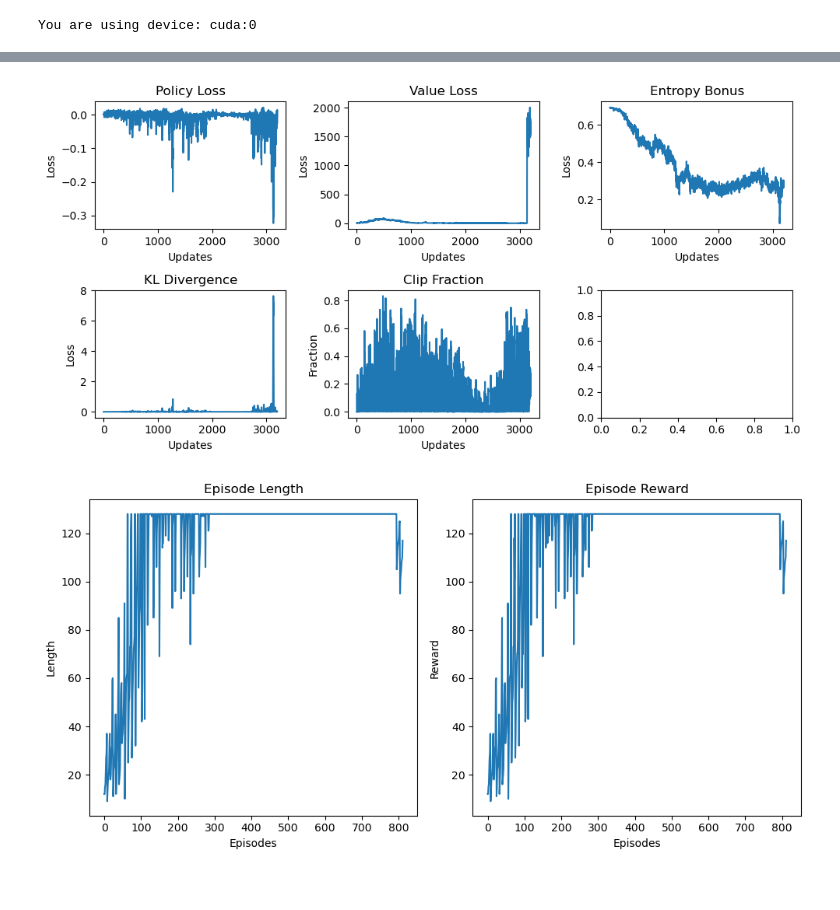
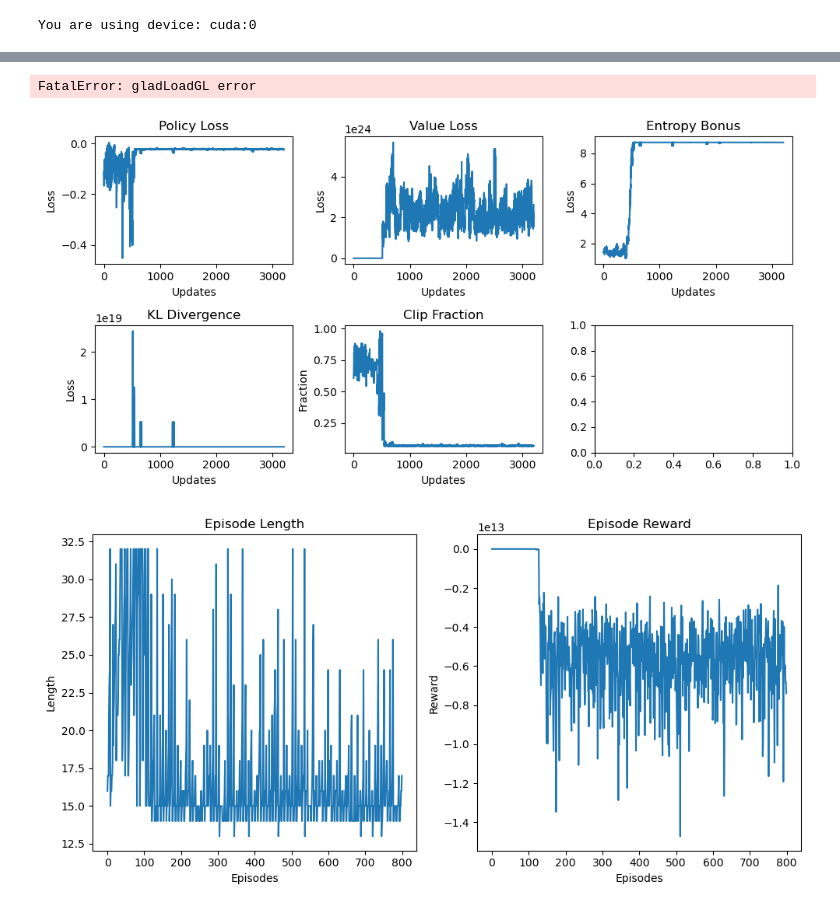
Before and after one commit to julien-gadonneix/PPO_in_10min, a Jupyter notebook: ppo.ipynb, the cells around one changed output, grey strips where cells are left out. Saved outputs shown, nothing was run; the diff lists cells and outputs as text; code cells hidden in the pictures.

```diff
--- a/ppo.ipynb
+++ b/ppo.ipynb
@@ -22,30 +22,30 @@ class YourNN(nn.Module):
     def __init__(self, state_size, action_size):
         super().__init__()
 
-        self.lin1 = nn.Linear(in_features=state_size, out_features=64)
-        self.lin2 = nn.Linear(in_features=64, out_features=128)
-        self.lin3 = nn.Linear(in_features=128, out_features=256)
-        self.lin4 = nn.Linear(in_features=256, out_features=512)
-        self.lin5 = nn.Linear(in_features=512, out_features=256)
+        self.lin1 = nn.Linear(in_features=state_size, out_features=512)
+        self.lin2 = nn.Linear(in_features=512, out_features=1024)
+        self.lin3 = nn.Linear(in_features=1024, out_features=2048)
+        self.lin4 = nn.Linear(in_features=2048, out_features=512)
 
         # A fully connected layer to get logits for pi
-        self.pi_logits = nn.Linear(in_features=256, out_features=action_size)
+        # self.pi_logits = nn.Linear(in_features=512, out_features=action_size) # for CartPole
+        self.pi_loc = nn.Linear(in_features=512, out_features=action_size) # for Humanoid
+        self.pi_scale = nn.Linear(in_features=512, out_features=action_size) # for Humanoid
 
         # A fully connected layer to get value function
-        self.value = nn.Linear(in_features=256, out_features=1)
+        self.value = nn.Linear(in_features=512, out_features=1)
 
-        self.activation = nn.ReLU()
+        self.activation = nn.Tanh()
 
 
     def forward(self, obs: torch.Tensor):
-        # print(obs, obs.shape)
         h = self.activation(self.lin1(obs))
         h = self.activation(self.lin2(h))
         h = self.activation(self.lin3(h))
         h = self.activation(self.lin4(h))
-        h = self.activation(self.lin5(h))
 
-        pi = Categorical(logits=self.pi_logits(h))
+        # pi = Categorical(logits=self.pi_logits(h)) # for CartPole
+        pi = Normal(loc=self.pi_loc(h), scale=torch.exp(self.pi_scale(h))) # for Humanoid
         value = self.value(h).reshape(-1)
 
         return pi, value
@@ -59,7 +59,7 @@ configs = {
     # Number of worker processes
     'N': 8,
     # Number of steps to run on each process for a single update
-    'T': 128,
+    'T': 32,
     # Number of mini batches
     'batches': 4,
     # Value loss coefficient.
@@ -71,7 +71,8 @@ configs = {
     # Learning rate.
     'learning_rate': 1e-3,
     # Model to use
-    'model': YourNN(4, 2),
+    # 'model': YourNN(8, 4), # for CartPole
+    'model': YourNN(348, 17), # for Humanoid
     # Device to use for training
     'device': device,
 }
@@ -85,4 +86,5 @@ trainer.run_training_loop()
 trainer.destroy()
 # %%
 trainer.plot()
+trainer.log_video()
 # %% [output]
@@ -89,2 +95,3 @@ trainer.plot()
+FatalError: gladLoadGL error
-[figure, old version]
+[figure, new version]
-[figure, old version]
+[figure, new version]
```
Also changed, not shown: parts of 2 cells of this notebook, 3 other files.
